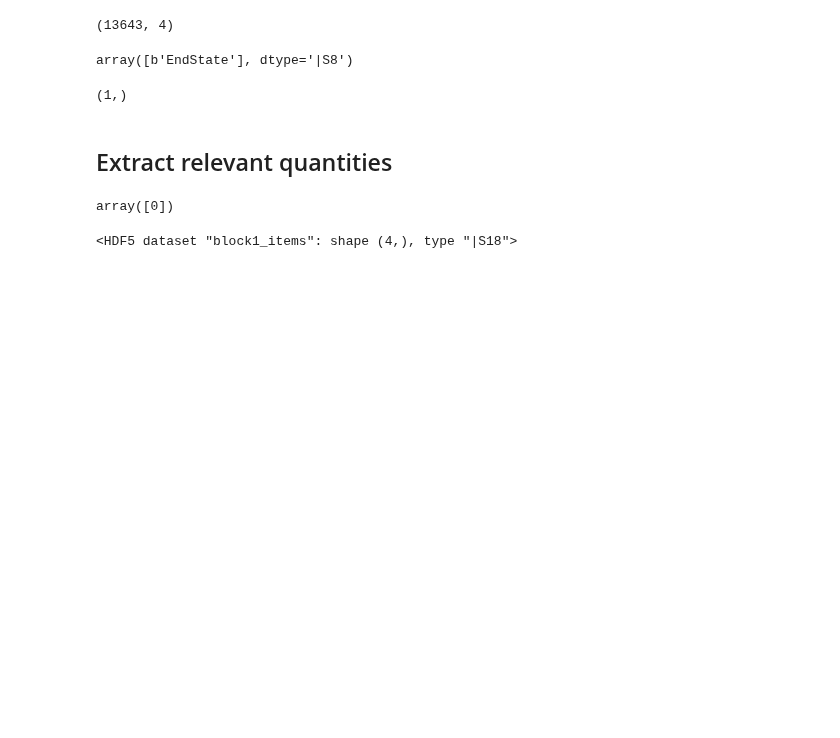
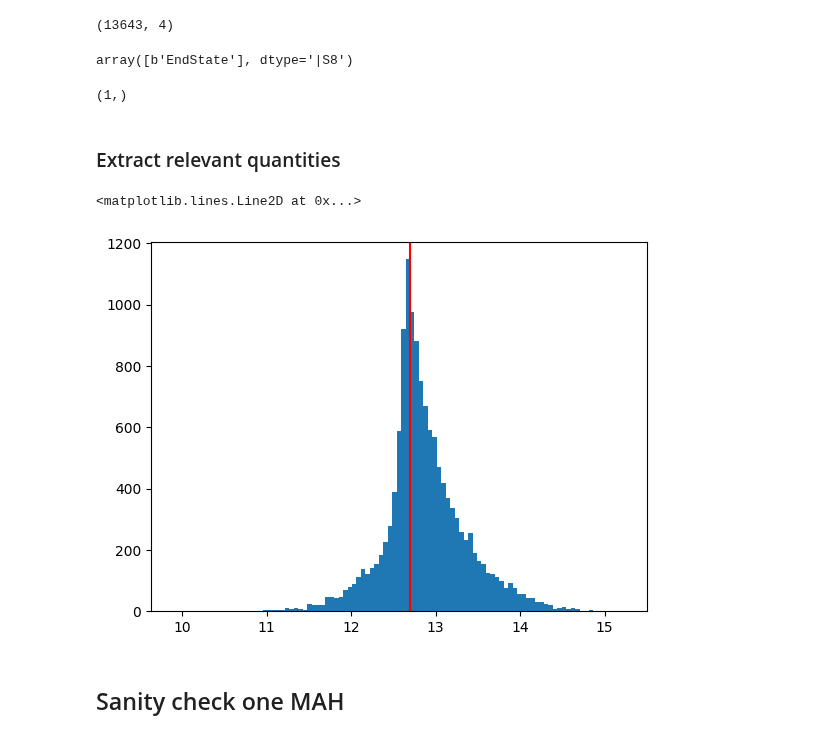
Before and after one commit to ismael-mendoza/nbody-relaxed, a Jupyter notebook: notebooks/wip/tng1.ipynb, the cells around one changed output. Cells and saved outputs as stored; diff of their text form; code cells hidden in the pictures; blank space fills up the shorter version.

```diff
--- a/notebooks/wip/tng1.ipynb
+++ b/notebooks/wip/tng1.ipynb
@@ -102,18 +124,32 @@ ds[:].shape
 # %% [output]
 (1,)
 # %% [markdown]
-## Extract relevant quantities
+### Extract relevant quantities
+# %%
+data = {}
 # %%
 # from 'block1' we just neeed halo_id
-idx_id = np.where(f['Halos']['block1_items'][:] == b'HaloID')[0]
-halo_id = f['Halos']['block1_values'][:,idx_id]
-
+names = ['halo_id', 'subhalo_id']
+keys = [b'HaloID', b'SubhaloID']
+for name, key in zip(names, keys):
+    idx = np.where(f['Halos']['block1_items'][:] == key)[0].item()
+    data[name] = f['Halos']['block1_values'][:,idx]
 
 # halo_id = f['Halos']['block1_values'][:,0]
 # mvir = f['Halos']['block0_values'][:,1]
-# %% [output]
-array([0])
-# %%
-f['Halos']['block1_items']
-# %% [output]
-<HDF5 dataset "block1_items": shape (4,), type "|S18">
+# %%
+# from 'block0' we need mvir
+names = ['mvir', 'm200', 'rvir', 'r200', 'm500', 'r500']
+keys = [b'Mvir', b'M200c', b'Rvir', b'R200c', b'M500c', b'R500c']
+for name, key in zip(names, keys):
+    idx = np.where(f['Halos']['block0_items'][:] == key)[0].item()
+    data[name] = f['Halos']['block0_values'][:,idx]
+# %%
+_, bins, _ = plt.hist(data['mvir'], bins=101);
+# plt.hist(data['m200'], bins=bins)
+plt.axvline(12.7, c='r')
+# %% [output]
+<matplotlib.lines.Line2D at 0x...>
+[figure, added]
+# %% [markdown]
+## Sanity check one MAH
```
Also changed, not shown: parts of 22 cells of this notebook.
